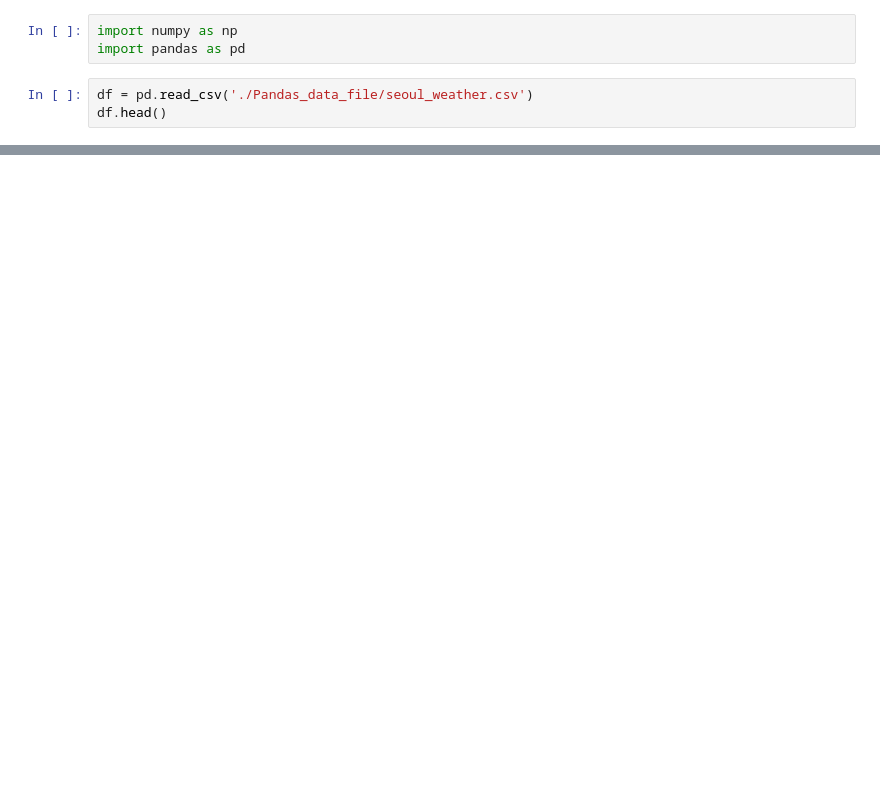
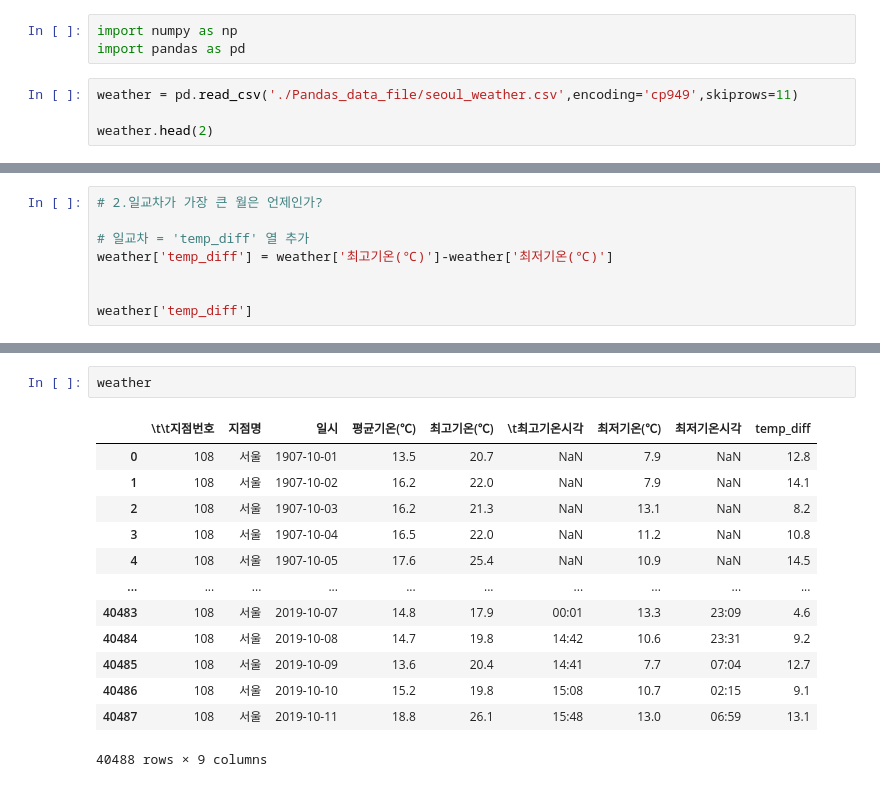
Before and after one commit to 21ckwj/fintech, a Jupyter notebook: Pandas/Pandas_seoulweather_0126.ipynb, the cells around one changed output, grey strips where cells are left out. Saved outputs shown, nothing was run; the diff lists cells and outputs as text; blank space fills up the shorter version.

```diff
--- a/Pandas/Pandas_seoulweather_0126.ipynb
+++ b/Pandas/Pandas_seoulweather_0126.ipynb
@@ -2,6 +2,7 @@
 import numpy as np
 import pandas as pd
 # %%
-df = pd.read_csv('./Pandas_data_file/seoul_weather.csv')
-df.head()
+weather = pd.read_csv('./Pandas_data_file/seoul_weather.csv',encoding='cp949',skiprows=11)
+
+weather.head(2)
 # %% [output]
@@ -8,0 +22,8 @@ UnicodeDecodeError: 'utf-8' codec can't decode byte 0xb0 in position 2: invalid
+# %%
+# 2.일교차가 가장 큰 월은 언제인가?
+
+# 일교차 = 'temp_diff' 열 추가
+weather['temp_diff'] = weather['최고기온(℃)']-weather['최저기온(℃)']
+
+
+weather['temp_diff']
@@ -8,0 +43,16 @@ UnicodeDecodeError: 'utf-8' codec can't decode byte 0xb0 in position 2: invalid
+# %%
+weather
+# %% [output]
+|  | \t\t지점번호 | 지점명 | 일시 | 평균기온(℃) | 최고기온(℃) | \t최고기온시각 | 최저기온(℃) | 최저기온시각 | temp_diff |
+| 0 | 108 | 서울 | 1907-10-01 | 13.5 | 20.7 | NaN | 7.9 | NaN | 12.8 |
+| 1 | 108 | 서울 | 1907-10-02 | 16.2 | 22.0 | NaN | 7.9 | NaN | 14.1 |
+| 2 | 108 | 서울 | 1907-10-03 | 16.2 | 21.3 | NaN | 13.1 | NaN | 8.2 |
+| 3 | 108 | 서울 | 1907-10-04 | 16.5 | 22.0 | NaN | 11.2 | NaN | 10.8 |
+| 4 | 108 | 서울 | 1907-10-05 | 17.6 | 25.4 | NaN | 10.9 | NaN | 14.5 |
+| ... | ... | ... | ... | ... | ... | ... | ... | ... | ... |
+| 40483 | 108 | 서울 | 2019-10-07 | 14.8 | 17.9 | 00:01 | 13.3 | 23:09 | 4.6 |
+| 40484 | 108 | 서울 | 2019-10-08 | 14.7 | 19.8 | 14:42 | 10.6 | 23:31 | 9.2 |
+| 40485 | 108 | 서울 | 2019-10-09 | 13.6 | 20.4 | 14:41 | 7.7 | 07:04 | 12.7 |
+| 40486 | 108 | 서울 | 2019-10-10 | 15.2 | 19.8 | 15:08 | 10.7 | 02:15 | 9.1 |
+| 40487 | 108 | 서울 | 2019-10-11 | 18.8 | 26.1 | 15:48 | 13.0 | 06:59 | 13.1 |
+40488 rows × 9 columns
```
Also changed, not shown: parts of 25 cells of this notebook, 6 other files.
